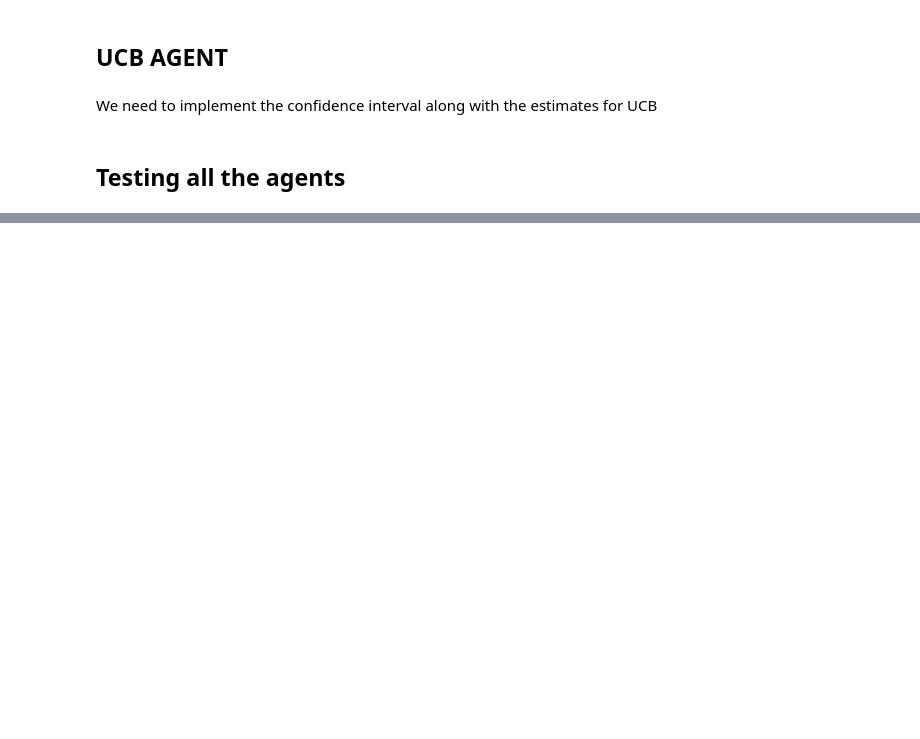
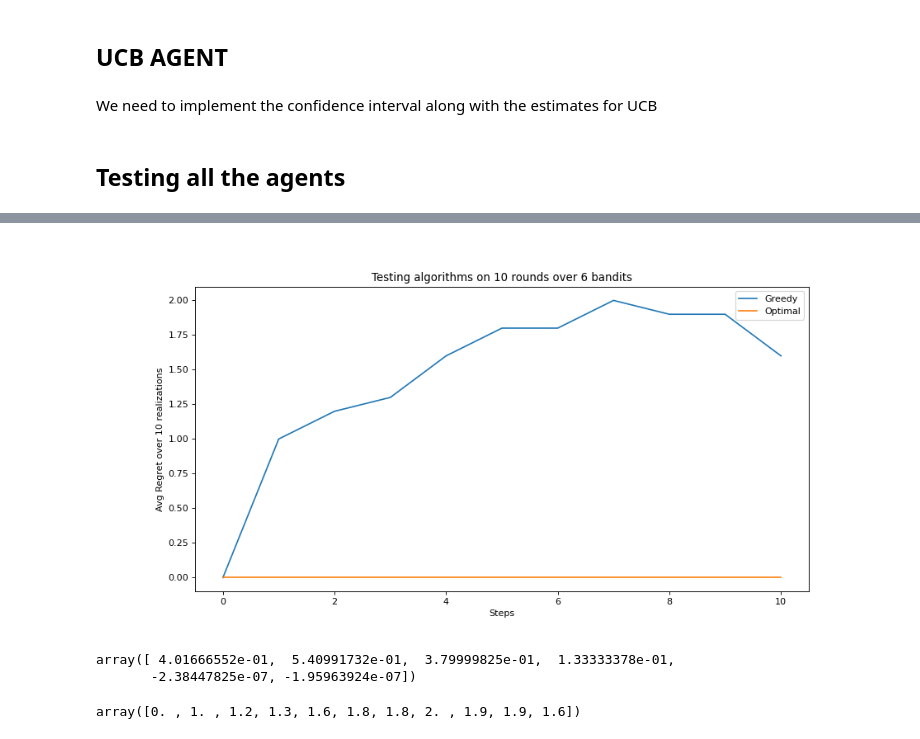
Before and after one commit to Archit997/Multi-armed-Bandits-in-Wireless, a Jupyter notebook: wireless-bandits.ipynb, the cells around one changed output, grey strips where cells are left out. Drawn from its saved outputs; the diff is of its cells as text; code cells hidden in the pictures; blank space fills up the shorter version.

Commit message:
Fixed algos and experiments

```diff
--- a/wireless-bandits.ipynb
+++ b/wireless-bandits.ipynb
@@ -759,0 +621,34 @@ exp.estimates
+# %%
+
+num_steps = 10
+num_expts = 10
+num_slots = 6
+
+
+probabilites = np.array([0.9,0.9,0.9,0.1,0.1,0.1])
+
+p_values = np.tile(probabilites,(num_expts,1))
+
+env = ArmedBanditsEnv(p_values)
+delta = 0
+agents = {
+    "Greedy" : EpsilonGreedyAgent(np.zeros((num_expts,num_slots)),0.0,delta)
+}
+
+
+exp = experiment(agents,env,num_expts,num_slots,num_steps)
+
+exp.run()
+# %%
+exp.plot()
+# %% [output]
+[figure, added]
+# %%
+exp.estimates['Greedy']
+# %% [output]
+array([ 4.01666552e-01,  5.40991732e-01,  3.79999825e-01,  1.33333378e-01,
+       -2.38447825e-07, -1.95963924e-07])
+# %%
+exp.regret['Greedy']
+# %% [output]
+array([0. , 1. , 1.2, 1.3, 1.6, 1.8, 1.8, 2. , 1.9, 1.9, 1.6])
```
Also changed, not shown: parts of 32 cells of this notebook.
